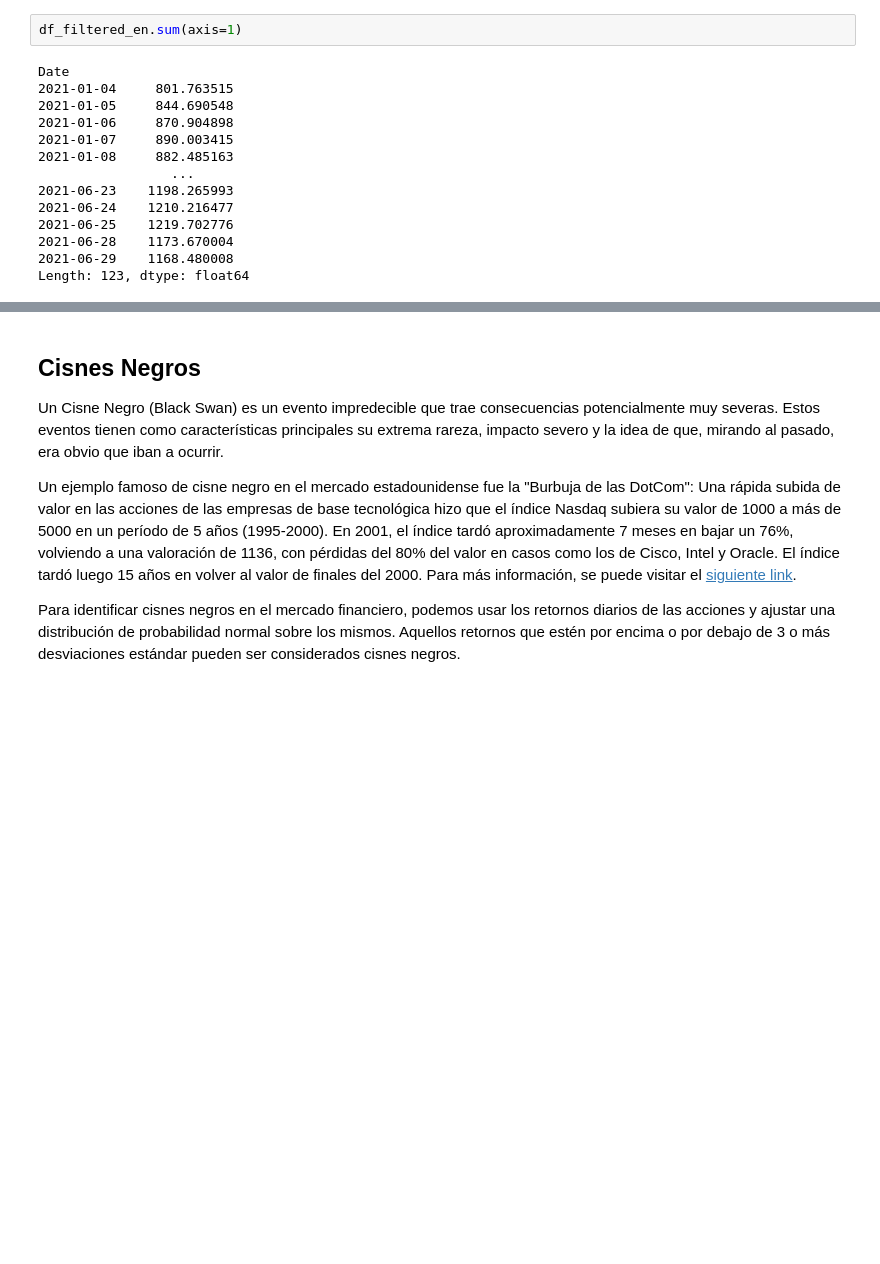
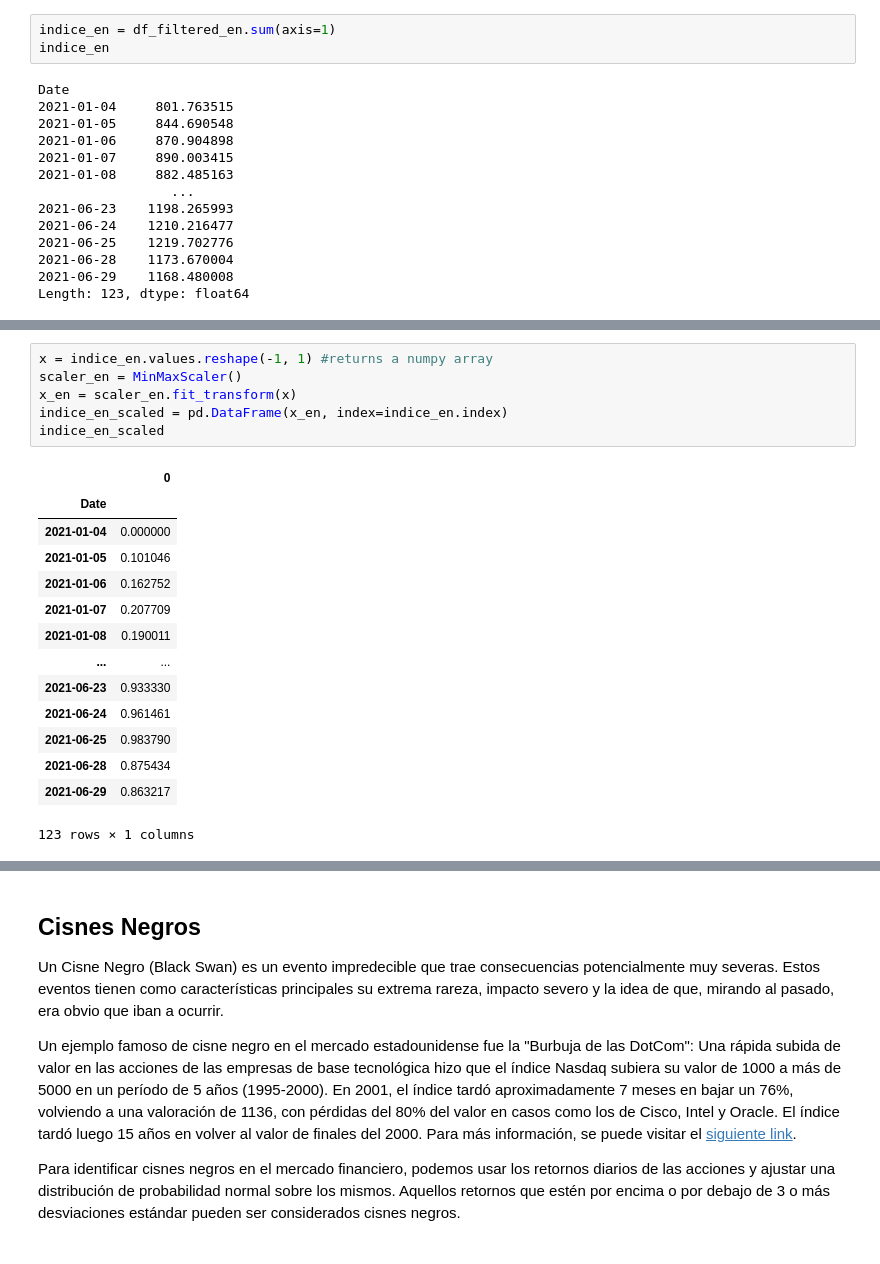
Before and after one commit to VirgniaAmb/MLBolsaMentoria2021, a Jupyter notebook: Avances/pr_2 _exp_y_cur_amb.ipynb, the cells around one changed output, grey strips where cells are left out. Saved outputs shown, nothing was run; the diff lists cells and outputs as text; blank space fills up the shorter version.

```diff
--- a/Avances/pr_2 _exp_y_cur_amb.ipynb
+++ b/Avances/pr_2 _exp_y_cur_amb.ipynb
@@ -367,7 +367,8 @@ df_filtered_en.head()
 | 2021-01-08 | 16.531925 | 22.129747 | 17.068670 | 43.951206 | 88.724434 | 17.682550 | 58.178932 | 56.157360 | 20.040401 | 59.871902 | ... | ... |
 5 rows × 22 columns
 # %%
-df_filtered_en.sum(axis=1)
+indice_en = df_filtered_en.sum(axis=1)
+indice_en
 # %% [output]
 Date
 2021-01-04     801.763515
@@ -384,0 +428,21 @@ Length: 123, dtype: float64
+# %%
+x = indice_en.values.reshape(-1, 1) #returns a numpy array
+scaler_en = MinMaxScaler()
+x_en = scaler_en.fit_transform(x)
+indice_en_scaled = pd.DataFrame(x_en, index=indice_en.index)
+indice_en_scaled
+# %% [output]
+|  | 0 |
+| Date |  |
+| 2021-01-04 | 0.000000 |
+| 2021-01-05 | 0.101046 |
+| 2021-01-06 | 0.162752 |
+| 2021-01-07 | 0.207709 |
+| 2021-01-08 | 0.190011 |
+| ... | ... |
+| 2021-06-23 | 0.933330 |
+| 2021-06-24 | 0.961461 |
+| 2021-06-25 | 0.983790 |
+| 2021-06-28 | 0.875434 |
+| 2021-06-29 | 0.863217 |
+123 rows × 1 columns
```
Also changed, not shown: parts of 14 cells of this notebook.
